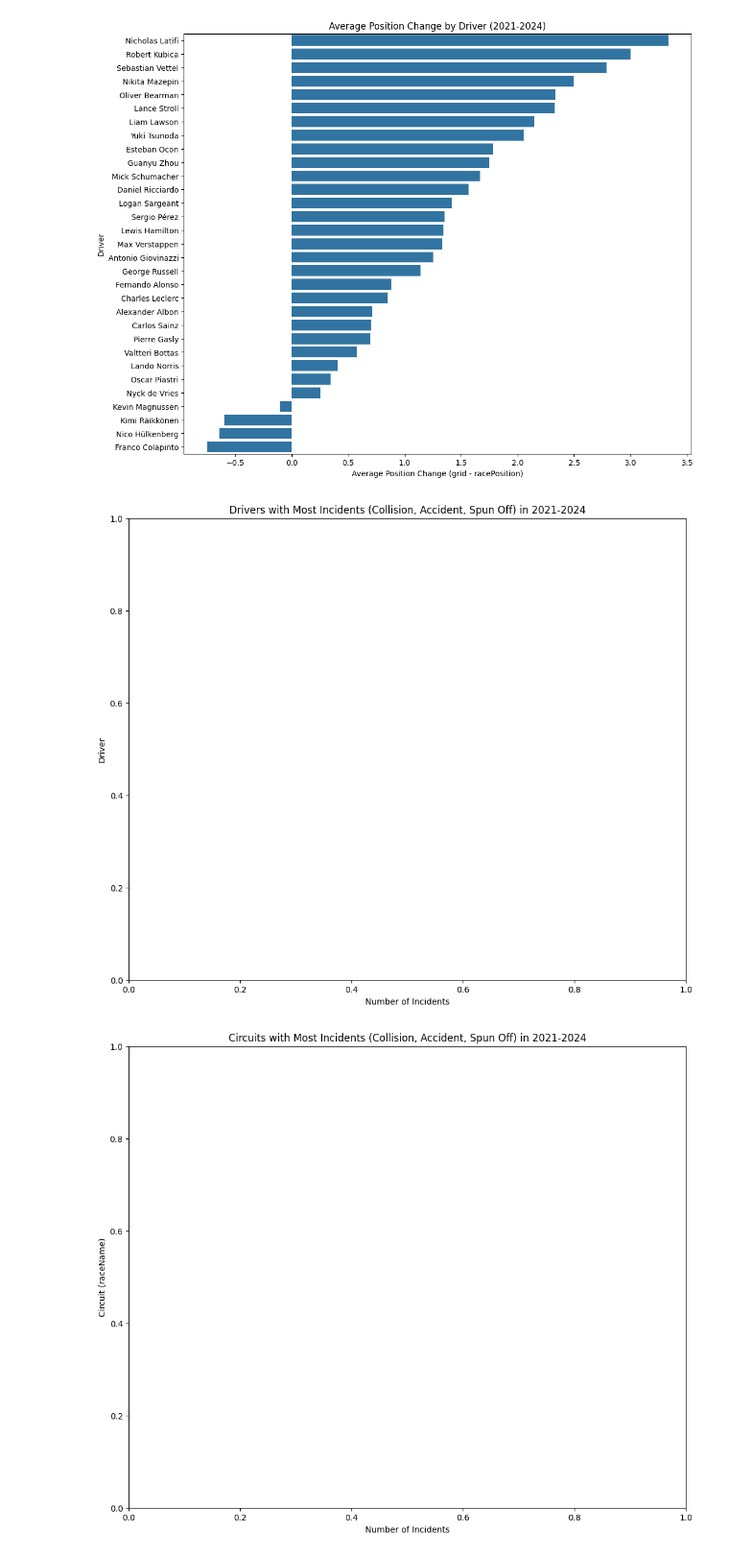
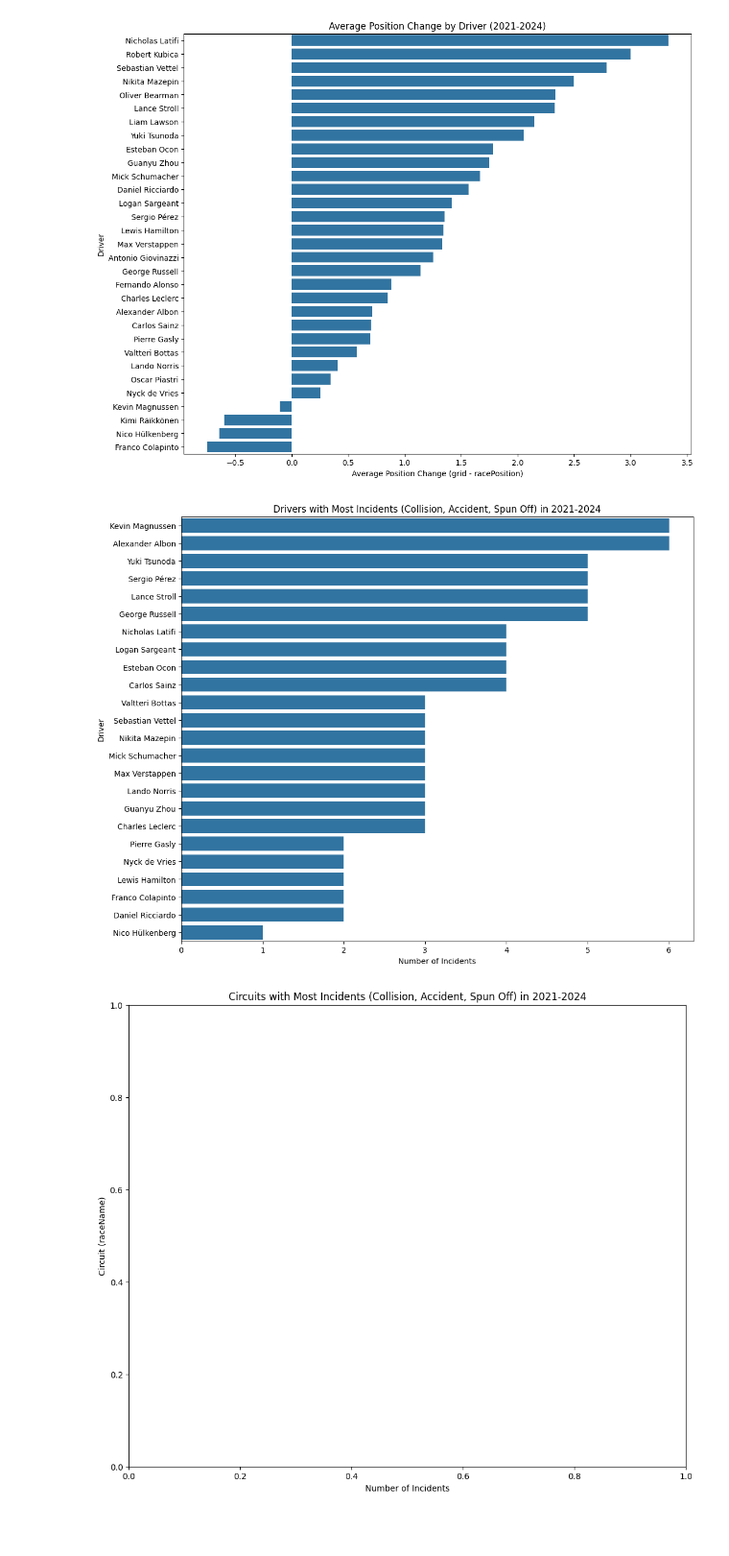
Before and after one commit to yicongyang216/F1_Analysis, a Jupyter notebook: F1_Analysis.ipynb, the cells around one changed output. Shown: that part at 96% size. Drawn from its saved outputs; the diff is of its cells as text; code cells hidden in the pictures; blank space fills up the shorter version.

Commit message:
Add Drivers with Most Incidents plot with

```diff
--- a/F1_Analysis.ipynb
+++ b/F1_Analysis.ipynb
@@ -166,16 +166,28 @@ plt.show()
 # %% [output]
 [figure]
 # %%
+driver_incident_counts_query = """
+    SELECT driver, count(1) AS number_of_incidents
+    FROM  master_analysis_data
+    WHERE status IN ('Collision',
+                    'Accident',
+                    'Spun Off')
+    GROUP BY driver
+    ORDER BY number_of_accidents DESC
+"""
+
+with sqlite3.connect("f1_project.db") as con:
+    driver_accident_counts_df = pd.read_sql_query(driver_incident_counts_query, con)
 
 
 plt.figure(figsize=(12, 10))
-sns.barplot(data=accident_counts, x='numberOfAccidents', y='driver', orient='h')
+sns.barplot(data=driver_accident_counts_df, x='number_of_accidents', y='driver', orient='h')
 
 plt.title('Drivers with Most Incidents (Collision, Accident, Spun Off) in 2021-2024')
 plt.xlabel('Number of Incidents')
 plt.ylabel('Driver')
 
 plt.show()
 # %% [output]
-[figure, old version]
+[figure, new version]
 # %%
```
Also changed, not shown: parts of 1 cell of this notebook.
